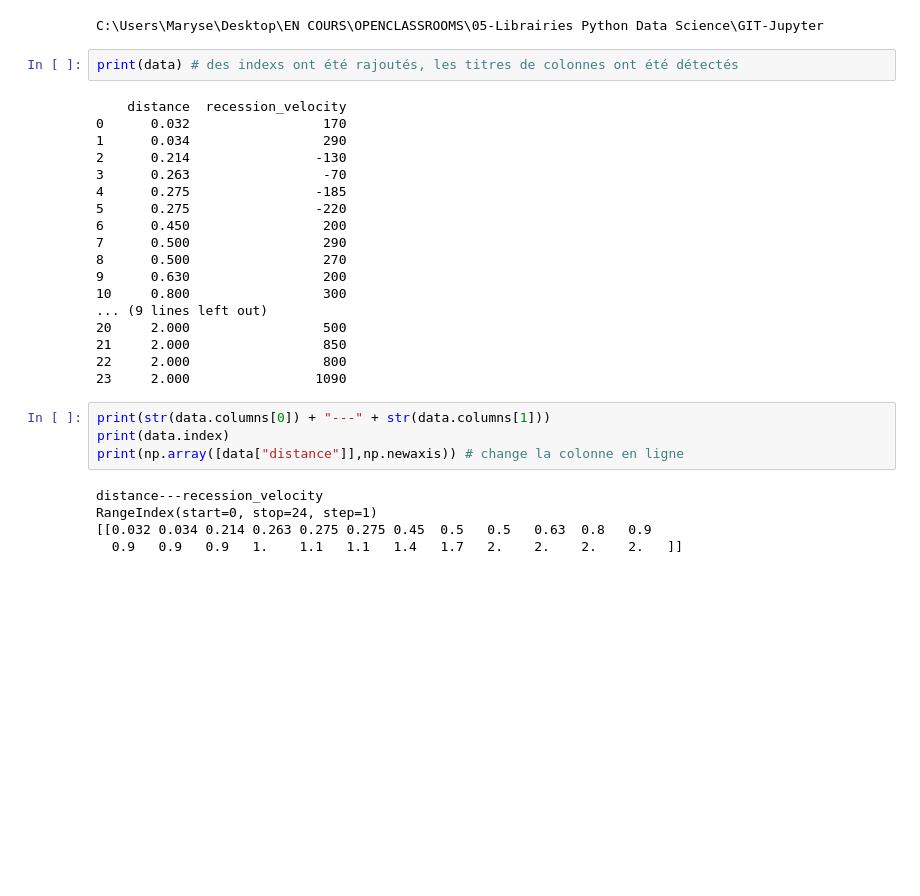
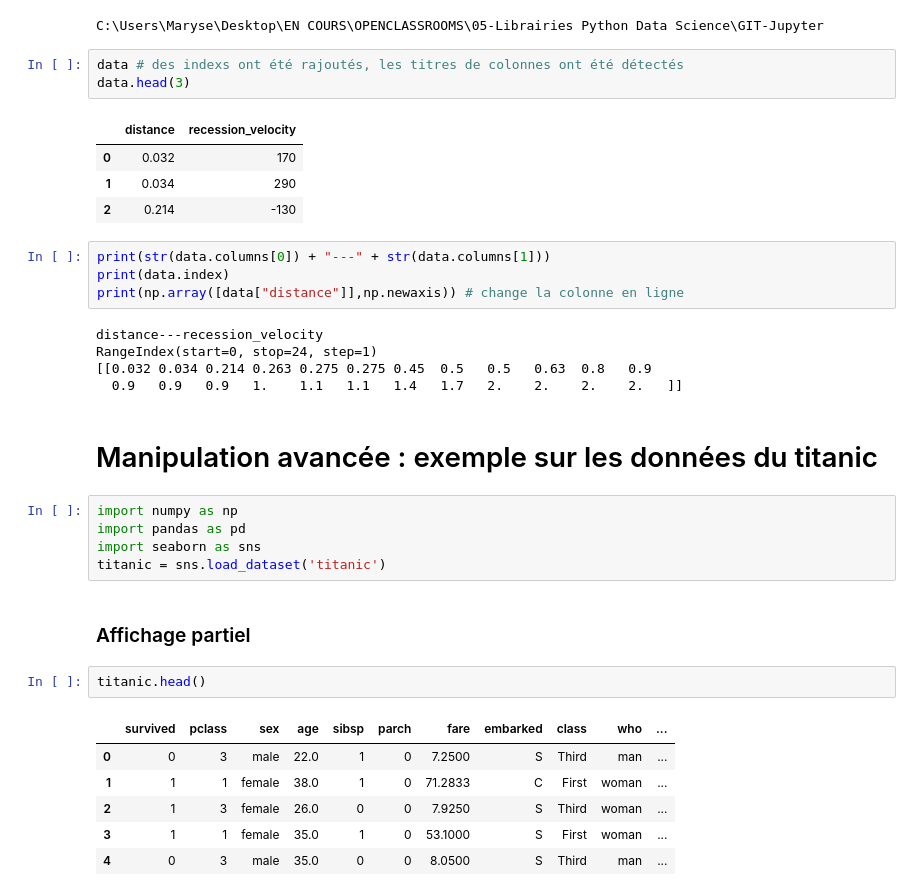
Before and after one commit to SmellyArmure/04-Jupyter, a Jupyter notebook: PandasDemo.ipynb, the cells around one changed output. Cells and saved outputs as stored; diff of their text form; blank space fills up the shorter version.

```diff
--- a/PandasDemo.ipynb
+++ b/PandasDemo.ipynb
@@ -139,25 +173,13 @@ data = pd.read_csv("hubble_data.csv", sep=",") # si non dans le rep courant :"/h
 # %% [output]
 C:\Users\Maryse\Desktop\EN COURS\OPENCLASSROOMS\05-Librairies Python Data Science\GIT-Jupyter
 # %%
-print(data) # des indexs ont été rajoutés, les titres de colonnes ont été détectés
+data # des indexs ont été rajoutés, les titres de colonnes ont été détectés
+data.head(3)
 # %% [output]
-    distance  recession_velocity
-0      0.032                 170
-1      0.034                 290
-2      0.214                -130
-3      0.263                 -70
-4      0.275                -185
-5      0.275                -220
-6      0.450                 200
-7      0.500                 290
-8      0.500                 270
-9      0.630                 200
-10     0.800                 300
-... (9 lines left out)
-20     2.000                 500
-21     2.000                 850
-22     2.000                 800
-23     2.000                1090
+|  | distance | recession_velocity |
+| 0 | 0.032 | 170 |
+| 1 | 0.034 | 290 |
+| 2 | 0.214 | -130 |
 # %%
 print(str(data.columns[0]) + "---" + str(data.columns[1]))
 print(data.index)
@@ -167,3 +189,21 @@ distance---recession_velocity
 RangeIndex(start=0, stop=24, step=1)
 [[0.032 0.034 0.214 0.263 0.275 0.275 0.45  0.5   0.5   0.63  0.8   0.9
   0.9   0.9   0.9   1.    1.1   1.1   1.4   1.7   2.    2.    2.    2.   ]]
+# %% [markdown]
+# Manipulation avancée : exemple sur les données du titanic
+# %%
+import numpy as np
+import pandas as pd
+import seaborn as sns
+titanic = sns.load_dataset('titanic')
+# %% [markdown]
+### Affichage partiel
+# %%
+titanic.head()
+# %% [output]
+|  | survived | pclass | sex | age | sibsp | parch | fare | embarked | class | who | ... |
+| 0 | 0 | 3 | male | 22.0 | 1 | 0 | 7.2500 | S | Third | man | ... |
+| 1 | 1 | 1 | female | 38.0 | 1 | 0 | 71.2833 | C | First | woman | ... |
+| 2 | 1 | 3 | female | 26.0 | 0 | 0 | 7.9250 | S | Third | woman | ... |
+| 3 | 1 | 1 | female | 35.0 | 1 | 0 | 53.1000 | S | First | woman | ... |
+| 4 | 0 | 3 | male | 35.0 | 0 | 0 | 8.0500 | S | Third | man | ... |
```
Also changed, not shown: parts of 30 cells of this notebook, 4 other files.
